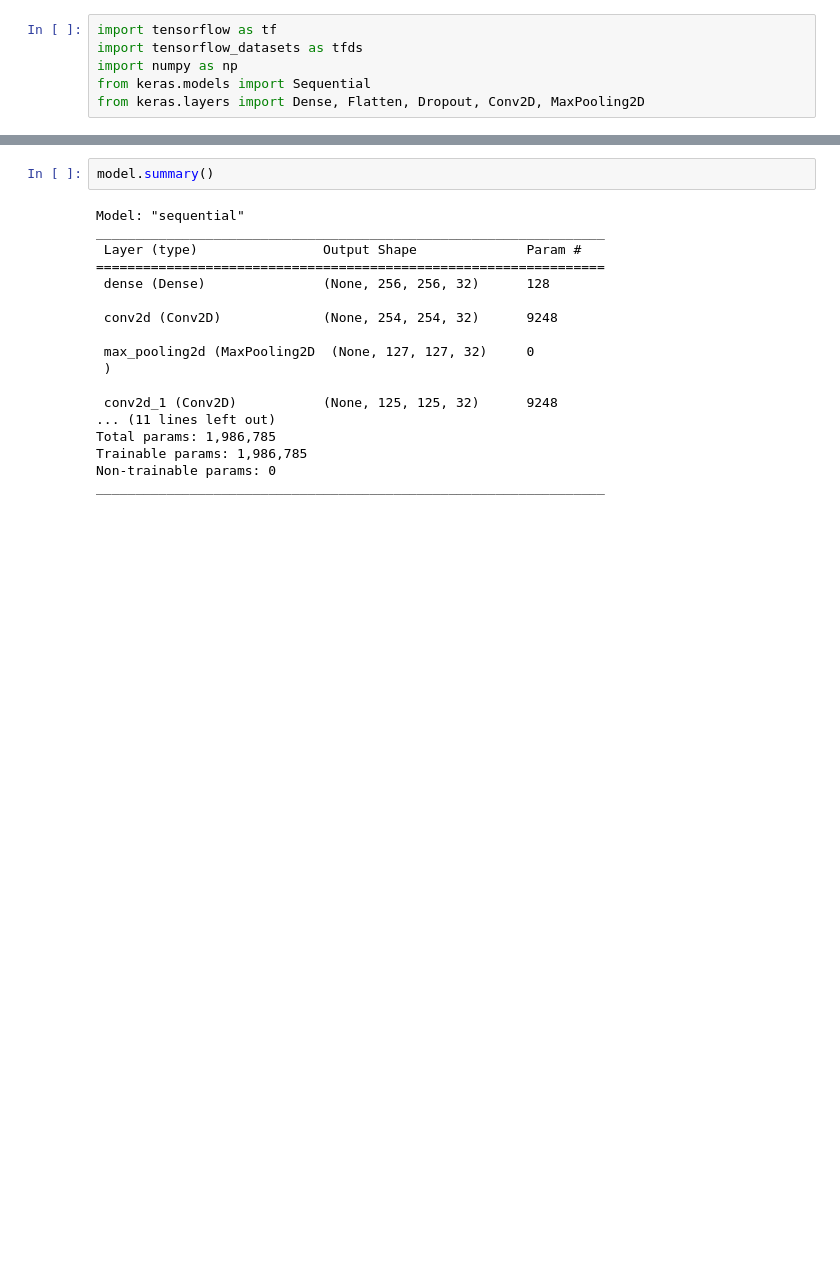
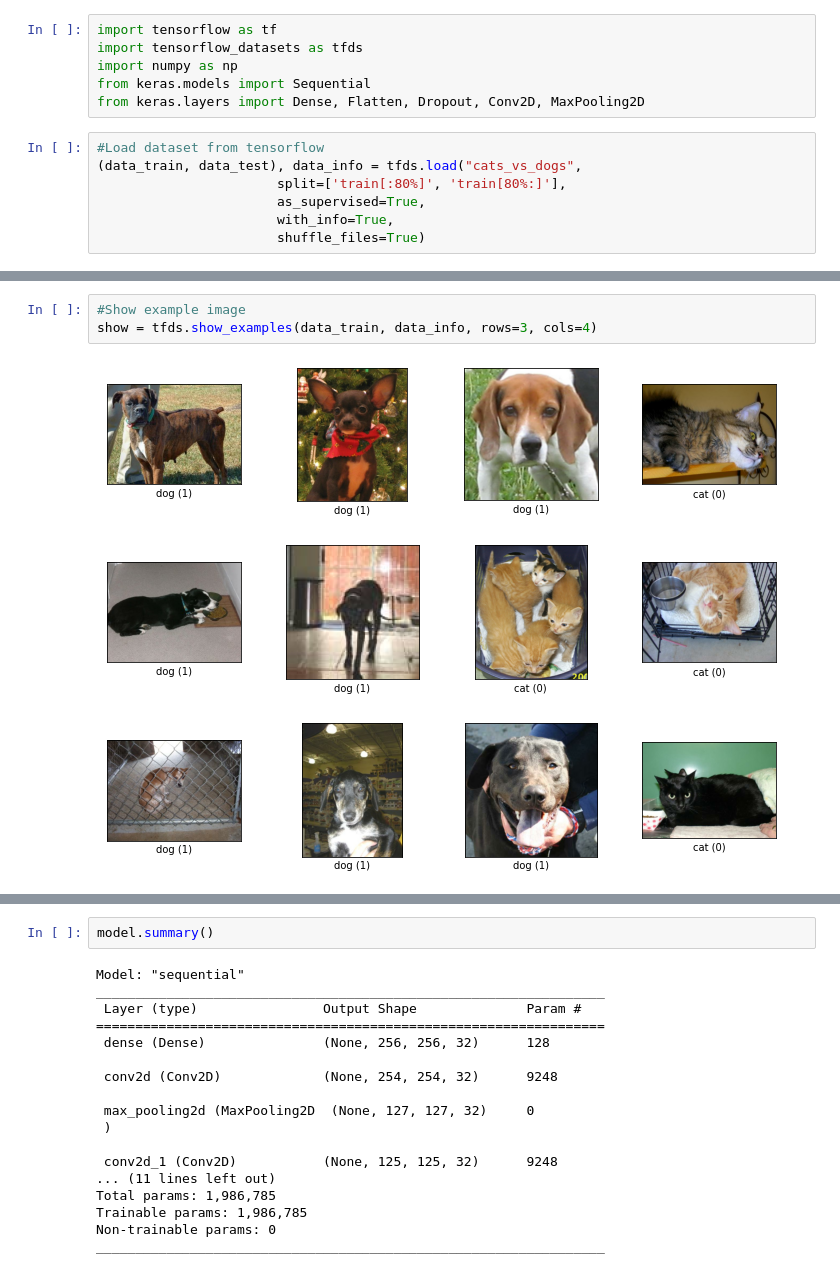
Before and after one commit to NervOUs11/Cat_or_Dog, a Jupyter notebook: CatVSDog.ipynb, the cells around one changed output, grey strips where cells are left out. Drawn from its saved outputs; the diff is of its cells as text; blank space fills up the shorter version.

```diff
--- a/CatVSDog.ipynb
+++ b/CatVSDog.ipynb
@@ -6,3 +6,10 @@ import tensorflow_datasets as tfds
 import numpy as np
 from keras.models import Sequential
 from keras.layers import Dense, Flatten, Dropout, Conv2D, MaxPooling2D
+# %%
+#Load dataset from tensorflow
+(data_train, data_test), data_info = tfds.load("cats_vs_dogs",
+                       split=['train[:80%]', 'train[80%:]'],
+                       as_supervised=True,
+                       with_info=True,
+                       shuffle_files=True)
@@ -8,0 +61,5 @@ from keras.layers import Dense, Flatten, Dropout, Conv2D, MaxPooling2D
+# %%
+#Show example image
+show = tfds.show_examples(data_train, data_info, rows=3, cols=4)
+# %% [output]
+[figure, added]
```
Also changed, not shown: parts of 7 cells of this notebook.
